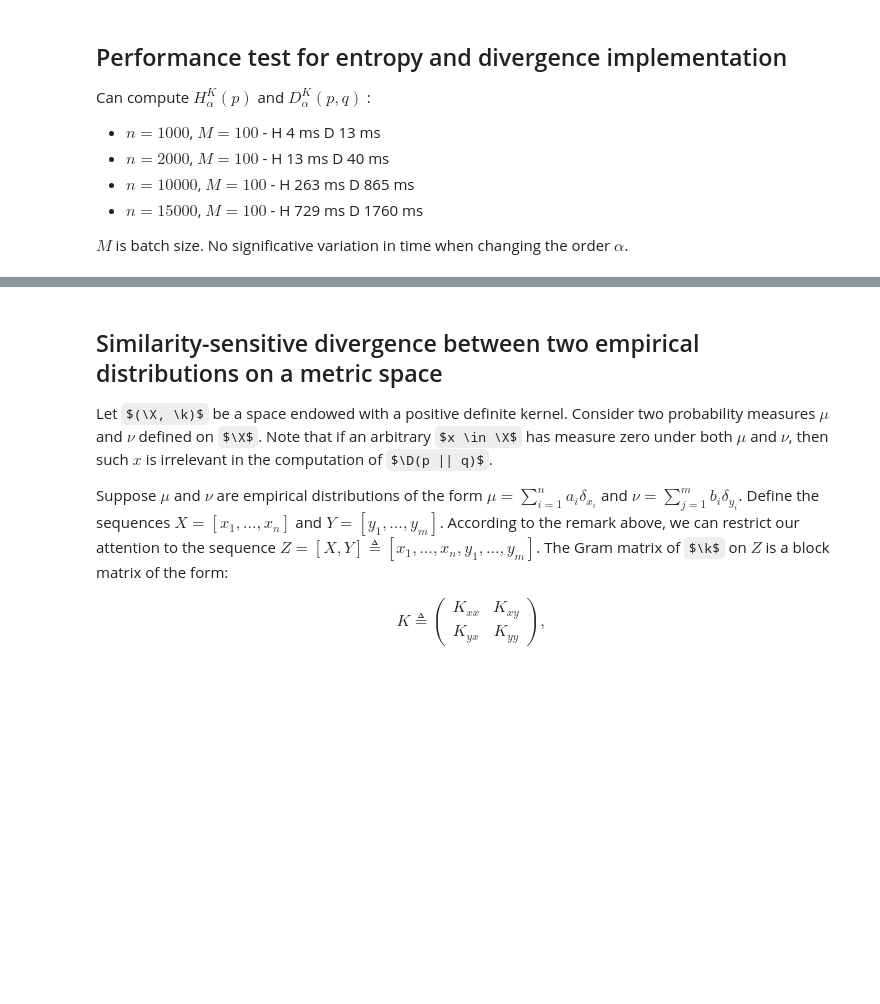
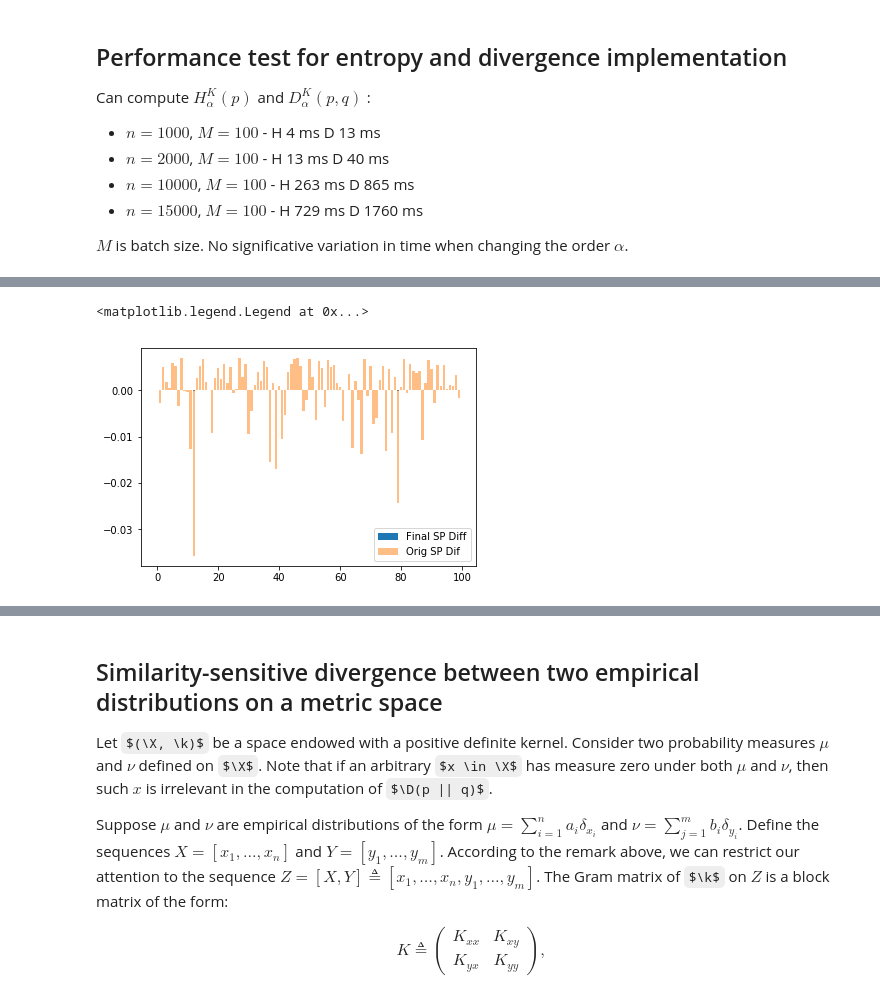
Before and after one commit to gallego-posada/gait, a Jupyter notebook: metric_it.ipynb, the cells around one changed output, grey strips where cells are left out. Drawn from its saved outputs; the diff is of its cells as text; code cells hidden in the pictures; some formulas as TeX source; blank space fills up the shorter version.

```diff
--- a/metric_it.ipynb
+++ b/metric_it.ipynb
@@ -217,0 +221,28 @@ Wall time: 3.77 ms
+# %%
+#p_free = torch.nn.Parameter(torch.tensor(1+0.*np.random.rand(1, n)))
+# For projected gradient initialize with a sparse solution on simplex
+p_free = torch.nn.Parameter(torch.tensor(0*np.random.dirichlet(n*[1], 1)))
+temp = torch.nn.Parameter(torch.tensor(1.).double())
+
+p_optimizer = torch.optim.Adam([p_free, temp], lr=0.01, amsgrad=True)
+optims = [p_optimizer]
+
+proj_op = lambda p_free, temp: torch.softmax(p_free / torch.exp(temp), dim=1)
+#proj_op = lambda p_free, temp: sxp.simplex_project(p_free)
+# %%
+orig_p = proj_op(p_free, temp)
+
+for _ in range(1000):
+
+    [_.zero_grad() for _ in optims]
+
+    p = proj_op(p_free, temp)
+    loss = renyi.mink_sim_divergence(K, q, p, alpha=1)
+
+    if _ % 100 == 0:
+        print("%d: %.5f - TV: %.5f" % (_, loss.item(), torch.abs(p - q).max().item()))
+
+    loss.backward()
+    [_.step() for _ in optims]
+
+final_p = proj_op(p_free, temp).data.numpy().squeeze()
@@ -217,0 +260,7 @@ Wall time: 3.77 ms
+# %%
+plt.bar(range(n), (K @ p.transpose(0, 1) - K @ q.transpose(0, 1)).data.numpy().squeeze(), label='Final SP Diff')
+plt.bar(range(n), (K @ orig_p.transpose(0, 1) - K @ q.transpose(0, 1)).data.numpy().squeeze(), alpha=0.5, label='Orig SP Dif')
+plt.legend()
+# %% [output]
+<matplotlib.legend.Legend at 0x...>
+[figure, added]
```
Also changed, not shown: parts of 9 cells of this notebook, 1 other file.
